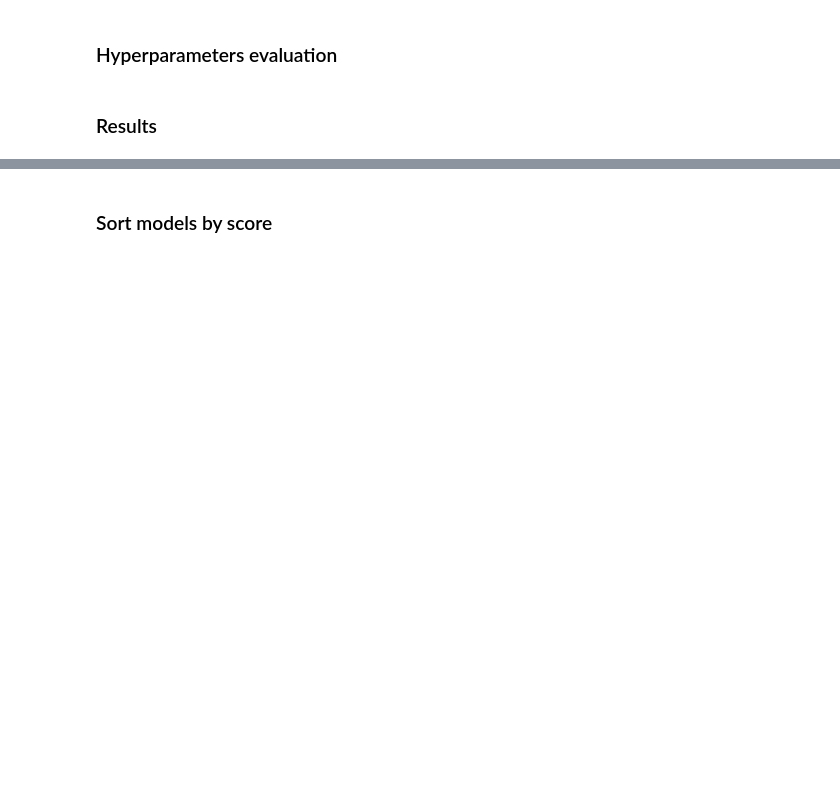
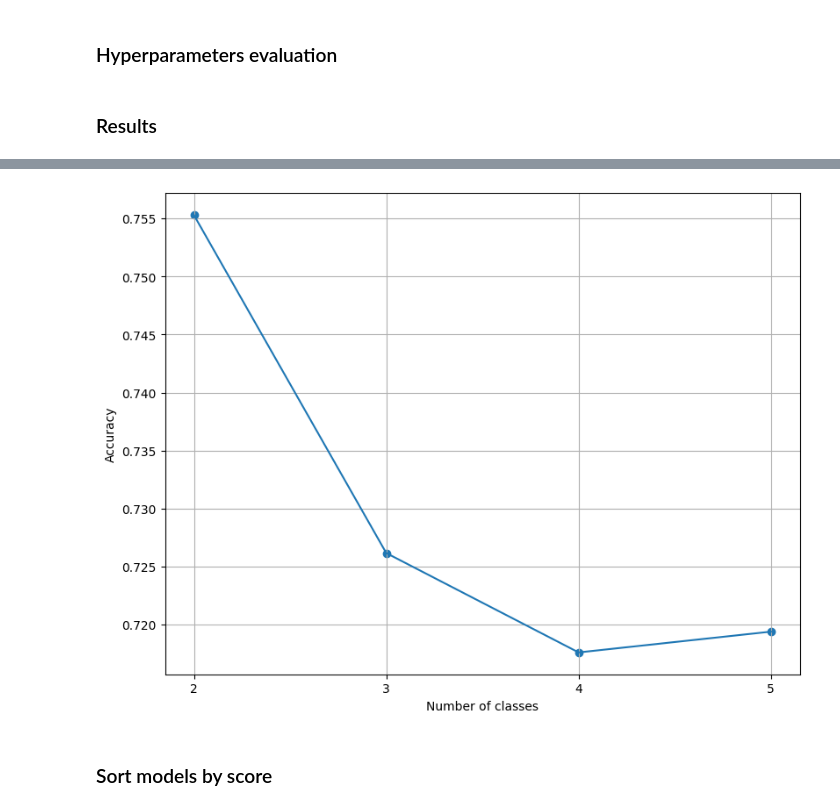
Before and after one commit to jjgranadat/Semillero_SOFA, a Jupyter notebook: ICI_Project/Codes/CountingVectors/CV_16GBd_Classification.ipynb, the cells around one changed output, grey strips where cells are left out. Cells and saved outputs as stored; diff of their text form; code cells hidden in the pictures; blank space fills up the shorter version.

```diff
--- a/ICI_Project/Codes/CountingVectors/CV_16GBd_Classification.ipynb
+++ b/ICI_Project/Codes/CountingVectors/CV_16GBd_Classification.ipynb
@@ -485,13 +513,15 @@ print(f"{cv16f_osnr_avg_results[0]:.3f}       {cv16f_osnr_avg_results[1]:.3f}")
 # %%
 cv16f_classes_avg_results = [
     np.mean(
         get_avg_score(
             cv16f_class_results, classes, target="classes", metric="acc", score="test"
         )
     )
-    for classes in n_classes
+    for classes in classes_n
 ]
-x = n_classes
+x = classes_n
 plot_results(x, cv16f_classes_avg_results, "Number of classes", log=False, intx=True)
+# %% [output]
+[figure, added]
 # %% [markdown]
 ### Sort models by score
```
Also changed, not shown: parts of 32 cells of this notebook, 23 other files.
